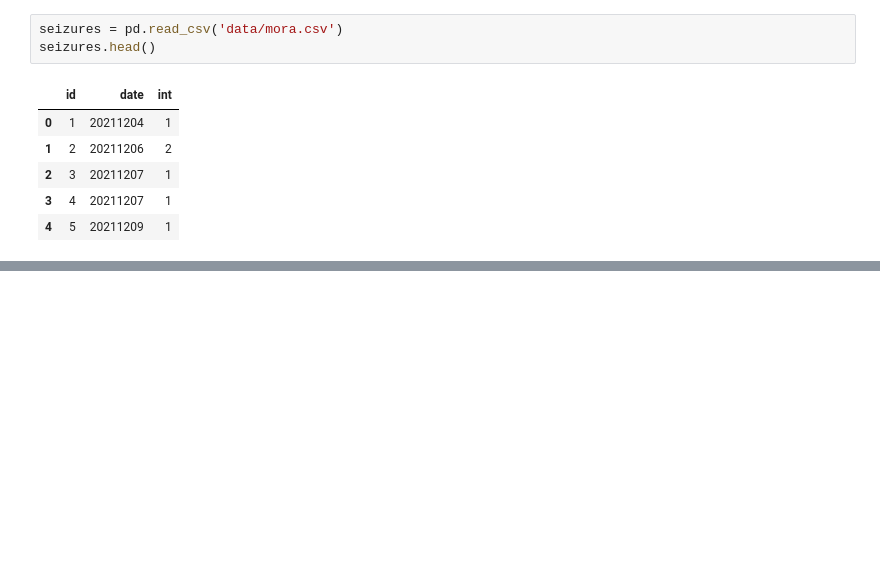
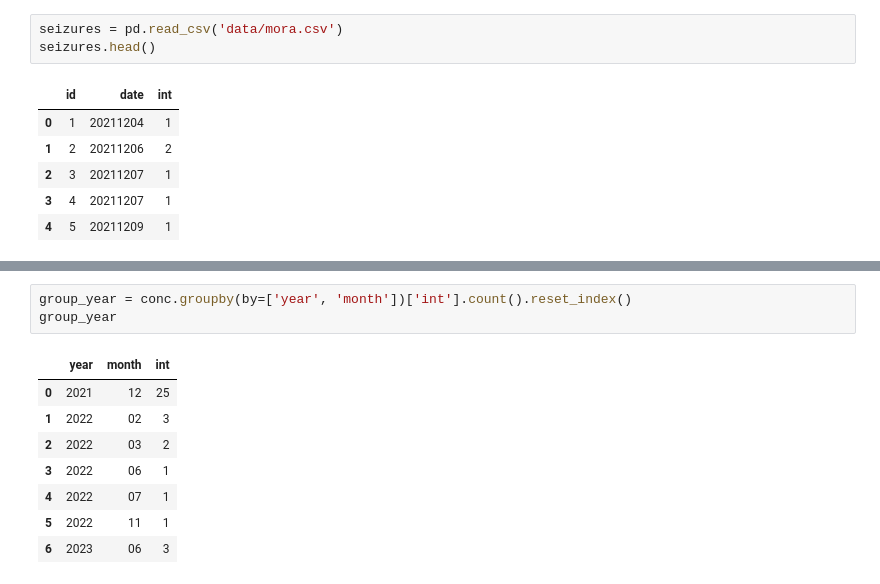
Before and after one commit to acapponi/moon, a Jupyter notebook: data-analisys.ipynb, the cells around one changed output, grey strips where cells are left out. Saved outputs shown, nothing was run; the diff lists cells and outputs as text; blank space fills up the shorter version.

```diff
--- a/data-analisys.ipynb
+++ b/data-analisys.ipynb
@@ -44,0 +102,12 @@ conc.head()
+# %%
+group_year = conc.groupby(by=['year', 'month'])['int'].count().reset_index()
+group_year
+# %% [output]
+|  | year | month | int |
+| 0 | 2021 | 12 | 25 |
+| 1 | 2022 | 02 | 3 |
+| 2 | 2022 | 03 | 2 |
+| 3 | 2022 | 06 | 1 |
+| 4 | 2022 | 07 | 1 |
+| 5 | 2022 | 11 | 1 |
+| 6 | 2023 | 06 | 3 |
```
Also changed, not shown: parts of 12 cells of this notebook.
